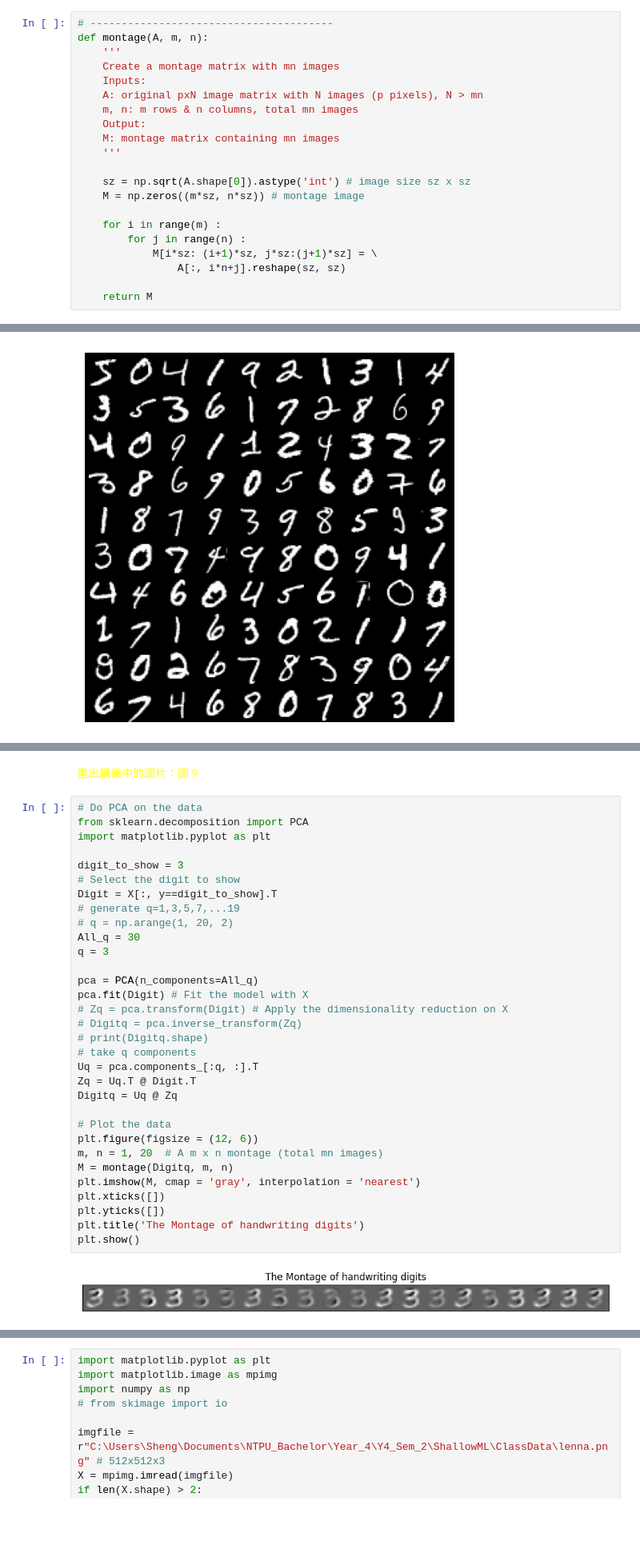
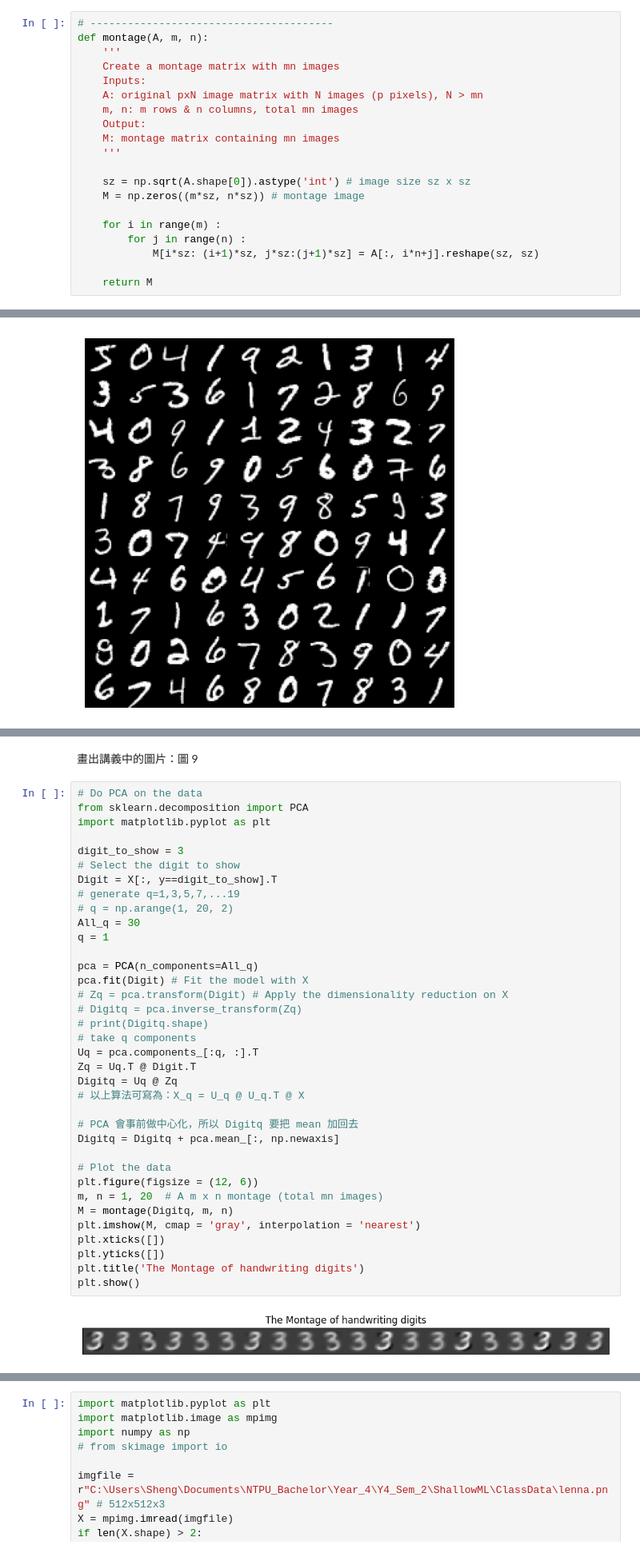
Before and after one commit to shengsia02/ShallowML, a Jupyter notebook: ClassNote/gar_0326.ipynb, the cells around one changed output, grey strips where cells are left out. Shown at 80% size. Saved outputs shown, nothing was run; the diff lists cells and outputs as text; blank space fills up the shorter version.

```diff
--- a/ClassNote/gar_0326.ipynb
+++ b/ClassNote/gar_0326.ipynb
@@ -70,7 +70,6 @@ def montage(A, m, n):
 
     for i in range(m) :
         for j in range(n) :
-            M[i*sz: (i+1)*sz, j*sz:(j+1)*sz] = \
-                A[:, i*n+j].reshape(sz, sz)
+            M[i*sz: (i+1)*sz, j*sz:(j+1)*sz] = A[:, i*n+j].reshape(sz, sz)
 
     return M
@@ -150,39 +152,43 @@ plt.show()
-# %% [markdown]
-<font color=yellow>畫出講義中的圖片：圖 9</font>
+# %% [markdown]
+畫出講義中的圖片：圖 9
 # %%
 # Do PCA on the data
 from sklearn.decomposition import PCA
 import matplotlib.pyplot as plt
 
 digit_to_show = 3
 # Select the digit to show
 Digit = X[:, y==digit_to_show].T
 # generate q=1,3,5,7,...19
 # q = np.arange(1, 20, 2)
 All_q = 30
-q = 3
+q = 1
 
 pca = PCA(n_components=All_q)
 pca.fit(Digit) # Fit the model with X
 # Zq = pca.transform(Digit) # Apply the dimensionality reduction on X
 # Digitq = pca.inverse_transform(Zq)
 # print(Digitq.shape)
 # take q components
 Uq = pca.components_[:q, :].T
 Zq = Uq.T @ Digit.T
 Digitq = Uq @ Zq
+# 以上算法可寫為：X_q = U_q @ U_q.T @ X
+
+# PCA 會事前做中心化，所以 Digitq 要把 mean 加回去
+Digitq = Digitq + pca.mean_[:, np.newaxis]
 
 # Plot the data
 plt.figure(figsize = (12, 6))
 m, n = 1, 20  # A m x n montage (total mn images)
 M = montage(Digitq, m, n)
 plt.imshow(M, cmap = 'gray', interpolation = 'nearest')
 plt.xticks([])
 plt.yticks([])
 plt.title('The Montage of handwriting digits')
 plt.show()
 # %% [output]
-[figure, old version]
+[figure, new version]
 # %%
 import numpy as np
 from numpy.linalg import svd
```
Also changed, not shown: parts of 7 cells of this notebook, 3 other files.
